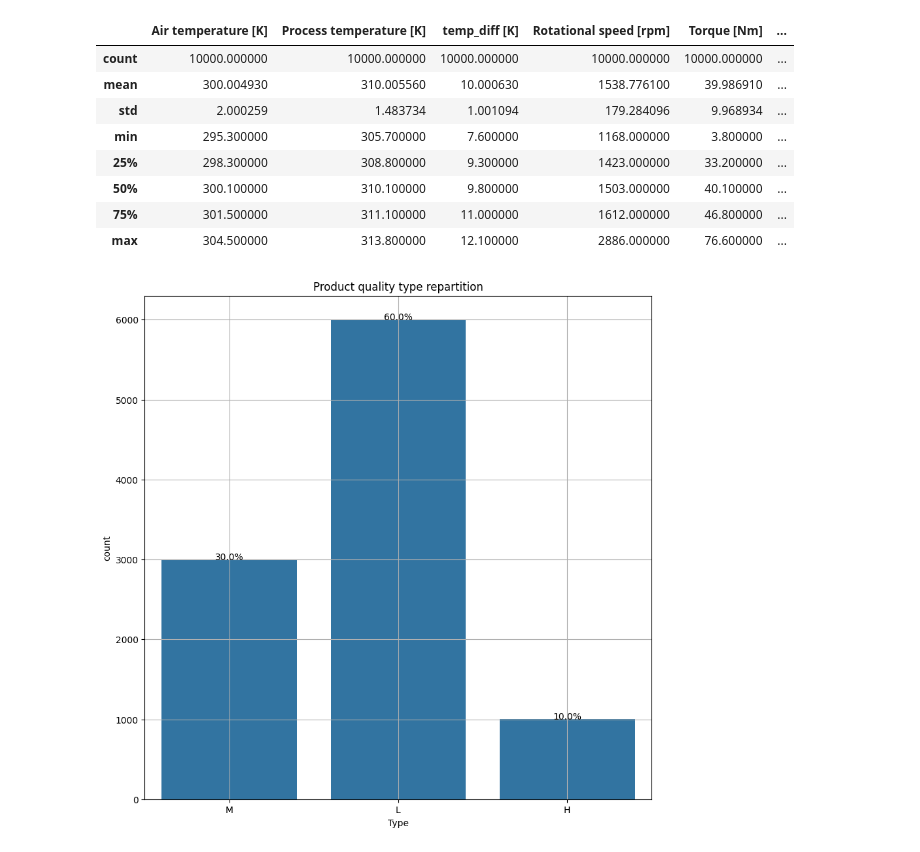
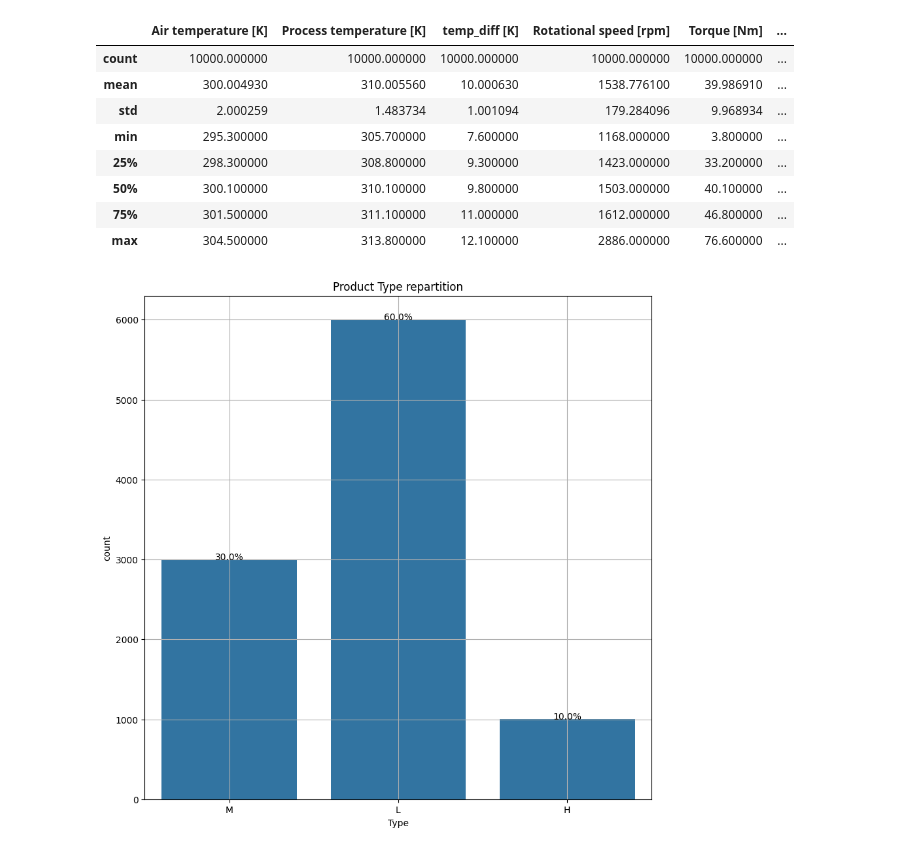
Before and after one commit to gabriel04100/predictive_maintenance, a Jupyter notebook: eda.ipynb, the cells around one changed output. Drawn from its saved outputs; the diff is of its cells as text; code cells hidden in the pictures.

```diff
--- a/eda.ipynb
+++ b/eda.ipynb
@@ -85,7 +85,7 @@ the target variable are machine_failure and the different categories of failures
 **since we have Torque and rotational speed we can calculate mechanical power
 P = Torque * Rotational Speed (in rad/s)**
 # %%
-df["mechanical_power"] = calculate_mechanical_power(df, speed_column="Rotational speed [rpm]", torque_column="Torque [Nm]")
+df = calculate_mechanical_power(df, speed_column="Rotational speed [rpm]", torque_column="Torque [Nm]")
 # %%
 df[["mechanical_power","Rotational speed [rpm]","Torque [Nm]"]]
 # %% [output]
@@ -148,7 +148,17 @@ df[explicative_variables].describe()
 | 50% | 300.100000 | 310.100000 | 9.800000 | 1503.000000 | 40.100000 | ... |
 | 75% | 301.500000 | 311.100000 | 11.000000 | 1612.000000 | 46.800000 | ... |
 | max | 304.500000 | 313.800000 | 12.100000 | 2886.000000 | 76.600000 | ... |
-# %%
-countplot_percentage(df=df, title="Product quality type repartition")
-# %% [output]
-[figure, removed]
+# %%
+total = len(df)
+fig=plt.figure(figsize=(10,10))
+ax = sns.countplot(data=df, x="Type")
+plt.title("Product Type repartition")
+
+for p in ax.patches:
+    height = p.get_height()
+    percentage = '{:.1f}%'.format(100 * height / total)
+    ax.text(p.get_x() + p.get_width() / 2., height + 0.5, percentage, ha="center")
+
+plt.grid()
+# %% [output]
+[figure, added]
```
Also changed, not shown: 5 other files.
